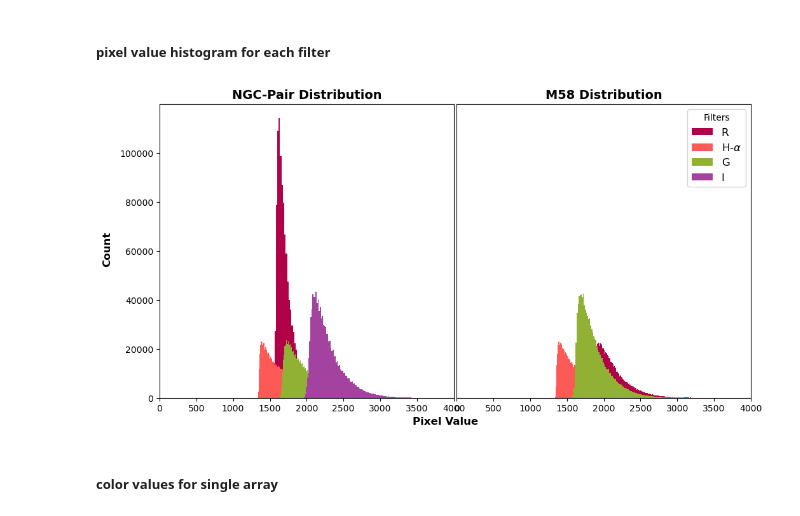
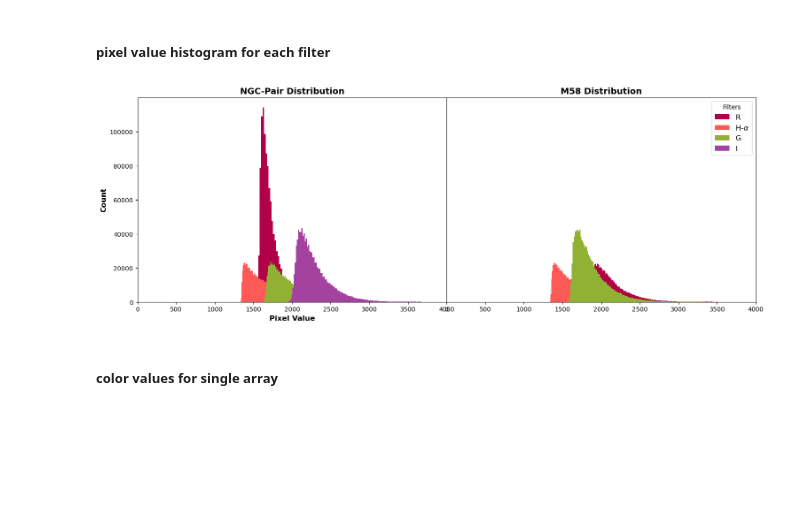
Before and after one commit to emmabacarra/interacting_galaxies, a Jupyter notebook: statistics.ipynb, the cells around one changed output. Cells and saved outputs as stored; diff of their text form; code cells hidden in the pictures; blank space fills up the shorter version.

Commit message:
fixing plots

```diff
--- a/statistics.ipynb
+++ b/statistics.ipynb
@@ -69,32 +70,35 @@ m_sfr = m_sfr - m_bkg.background
 # %% [markdown]
 ##### pixel value histogram for each filter
 # %%
-fig, axs = plt.subplots(1, 2, figsize=(12, 6), sharex=True, sharey=True);
+fig = plt.figure(figsize=(18, 6))
+gs = GridSpec(1, 6, figure=fig)
 
-axs[0].set_title(
+ax1 = fig.add_subplot(gs[0, :3])
+ax1.set_title(
     'NGC-Pair Distribution',
-              fontsize=14, fontweight='bold');
-axs[0].hist((unc_pair['r'].flatten()), bins=len(np.unique(unc_pair['r'].flatten()))+1, label='R', color='xkcd:raspberry');
-axs[0].hist((unc_pair['ha'].flatten()), bins=len(np.unique(unc_pair['ha'].flatten()))+1, label=f'H-$\\alpha$', color='xkcd:grapefruit');
-axs[0].hist((unc_pair['g'].flatten()), bins=len(np.unique(unc_pair['g'].flatten()))+1, label='G', color='xkcd:avocado');
-axs[0].hist((unc_pair['i'].flatten()), bins=len(np.unique(unc_pair['i'].flatten()))+1, label='I', color='xkcd:ugly purple');
-axs[0].set_xlim(0, 4000);
+        fontsize=14, fontweight='bold')
+ax1.hist((unc_pair['r'].flatten()), bins=len(np.unique(unc_pair['r'].flatten()))+1, label='R', color='xkcd:raspberry')
+ax1.hist((unc_pair['ha'].flatten()), bins=len(np.unique(unc_pair['ha'].flatten()))+1, label=f'H-$\\alpha$', color='xkcd:grapefruit')
+ax1.hist((unc_pair['g'].flatten()), bins=len(np.unique(unc_pair['g'].flatten()))+1, label='G', color='xkcd:avocado')
+ax1.hist((unc_pair['i'].flatten()), bins=len(np.unique(unc_pair['i'].flatten()))+1, label='I', color='xkcd:ugly purple')
+ax1.set_xlim(0, 4000)
+ax1.set_ylabel('Count', fontsize=12, fontweight='bold')
+ax1.set_xlabel('Pixel Value', fontsize=12, fontweight='bold')
 
-axs[1].set_title(
+ax2 = fig.add_subplot(gs[0, 3:], sharey=ax1)
+ax2.set_title(
     'M58 Distribution',
-              fontsize=14, fontweight='bold');
-axs[1].hist(unc_m58['r'].flatten(), bins=len(np.unique(unc_m58['r'].flatten()))+1, color='xkcd:raspberry');
-axs[1].hist(unc_m58['ha'].flatten(), bins=len(np.unique(unc_m58['ha'].flatten()))+1, color='xkcd:grapefruit');
-axs[1].hist(unc_m58['g'].flatten(), bins=len(np.unique(unc_m58['g'].flatten()))+1, color='xkcd:avocado');
-axs[1].set_xlim(0, 4000);
-axs[1].tick_params(left = False)
+        fontsize=14, fontweight='bold')
+ax2.hist(unc_m58['r'].flatten(), bins=len(np.unique(unc_m58['r'].flatten()))+1, color='xkcd:raspberry')
+ax2.hist(unc_m58['ha'].flatten(), bins=len(np.unique(unc_m58['ha'].flatten()))+1, color='xkcd:grapefruit')
+ax2.hist(unc_m58['g'].flatten(), bins=len(np.unique(unc_m58['g'].flatten()))+1, color='xkcd:avocado')
+ax2.set_xlim(0, 4000)
+ax2.tick_params(axis='y', which='both', left=False, labelleft=False)
 
-fig.text(0.5, 0.04, 'Pixel Value', ha='center', fontsize=12, fontweight='bold');
-fig.text(0.05, 0.5, 'Count', va='center', rotation='vertical', fontsize=12, fontweight='bold');
-fig.subplots_adjust(wspace=0.01, hspace=0);
+fig.subplots_adjust(wspace=0, hspace=0)
 fig.legend(title='Filters', loc='upper right', bbox_to_anchor=(0.9, 0.88), fontsize=12);
 # %% [output]
-[figure, old version]
+[figure, new version]
 # %% [markdown]
 ##### color values for single array
 # %%
```
Also changed, not shown: parts of 6 cells of this notebook, 3 other files.
